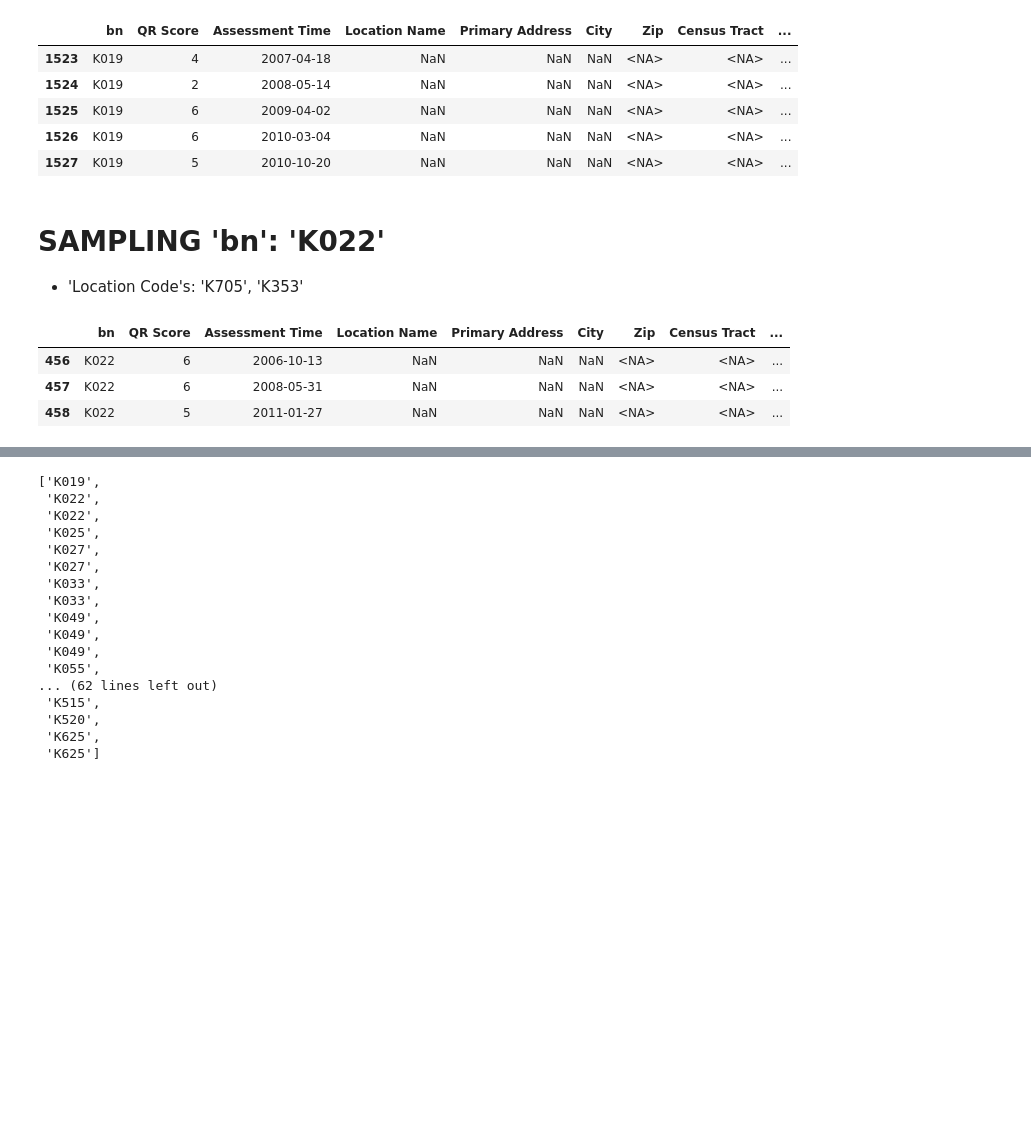
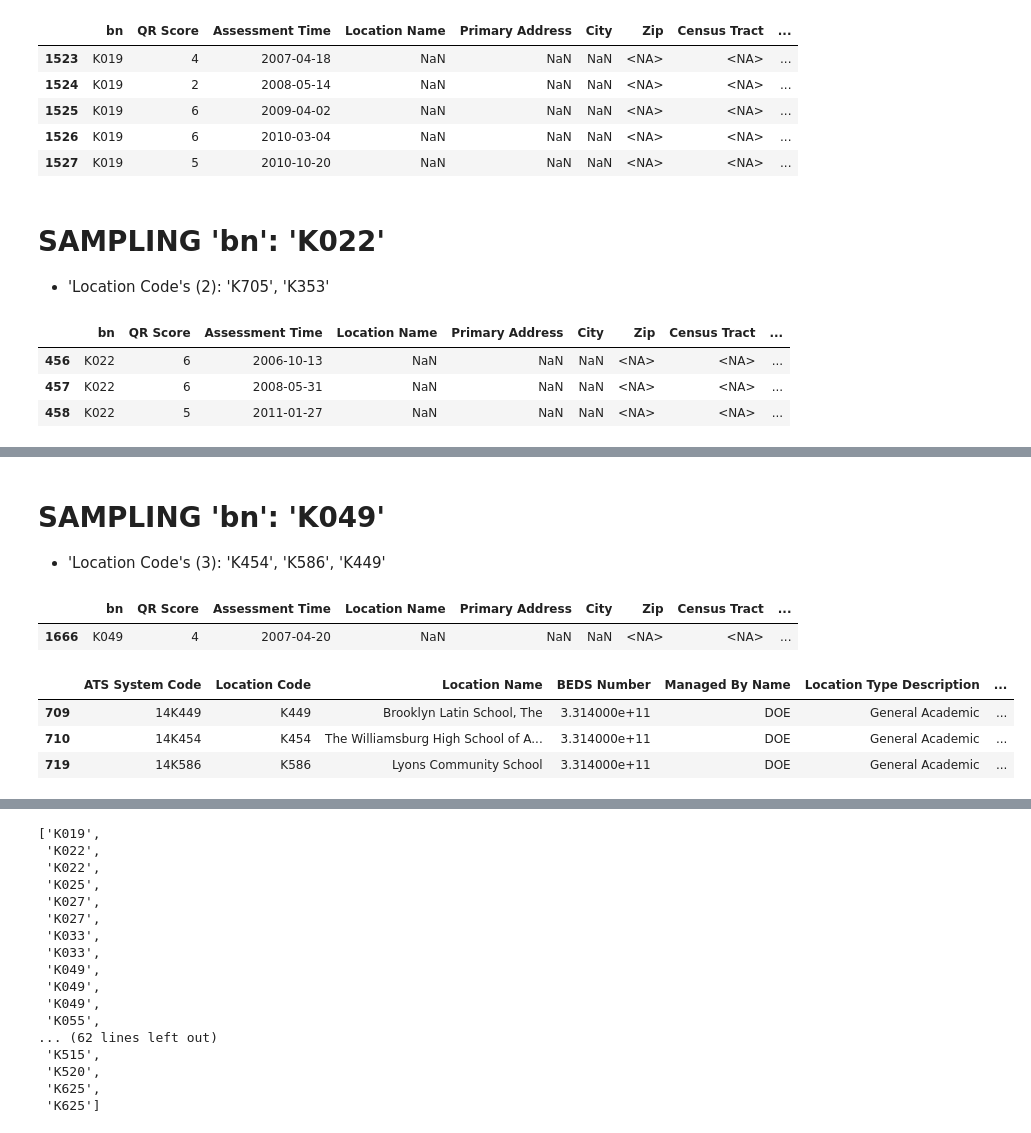
Before and after one commit to tali0n-git/NYC_Public_Schools_Analysis, a Jupyter notebook: School_Data_Analysis_Notebooks/QualityReviewRatings_2005-2020_EDA.ipynb, the cells around one changed output, grey strips where cells are left out. Drawn from its saved outputs; the diff is of its cells as text; code cells hidden in the pictures; blank space fills up the shorter version.

```diff
--- a/School_Data_Analysis_Notebooks/QualityReviewRatings_2005-2020_EDA.ipynb
+++ b/School_Data_Analysis_Notebooks/QualityReviewRatings_2005-2020_EDA.ipynb
@@ -942,7 +942,7 @@ K_df[K_df['bn'] == 'K019']
 | 1527 | K019 | 5 | 2010-10-20 | NaN | NaN | NaN | <NA> | <NA> | ... |
 # %% [markdown]
 # SAMPLING 'bn': 'K022'
-- 'Location Code's: 'K705', 'K353'
+- 'Location Code's (2): 'K705', 'K353'
 # %%
 K_df[K_df['bn'] == 'K022']
 # %% [output]
@@ -956,6 +956,21 @@ school_data_2[school_data_2['Location Code'].isin(['K705', 'K353'])]
 |  | ATS System Code | Location Code | Location Name | BEDS Number | Managed By Name | Location Type Description | ... |
 | 818 | 17K353 | K353 | The Academy for Collaborative Exp... | 3.317000e+11 | DOE | General Academic | ... |
 | 841 | 17K705 | K705 | Brooklyn Arts and Science Element... | 3.317000e+11 | DOE | General Academic | ... |
+# %% [markdown]
+# SAMPLING 'bn': 'K049'
+- 'Location Code's (3): 'K454', 'K586', 'K449'
+# %%
+K_df[K_df['bn'] == 'K049']
+# %% [output]
+|  | bn | QR Score | Assessment Time | Location Name | Primary Address | City | Zip | Census Tract | ... |
+| 1666 | K049 | 4 | 2007-04-20 | NaN | NaN | NaN | <NA> | <NA> | ... |
+# %%
+school_data_2[school_data_2['Location Code'].isin(['K454', 'K586', 'K449'])]
+# %% [output]
+|  | ATS System Code | Location Code | Location Name | BEDS Number | Managed By Name | Location Type Description | ... |
+| 709 | 14K449 | K449 | Brooklyn Latin School, The | 3.314000e+11 | DOE | General Academic | ... |
+| 710 | 14K454 | K454 | The Williamsburg High School of A... | 3.314000e+11 | DOE | General Academic | ... |
+| 719 | 14K586 | K586 | Lyons Community School | 3.314000e+11 | DOE | General Academic | ... |
 # %% [markdown]
 # Results:
 - The 1-to-2 mapping of 'K022' can be automatically entered by checking which school was opened first
```
Also changed, not shown: parts of 1 cell of this notebook.
